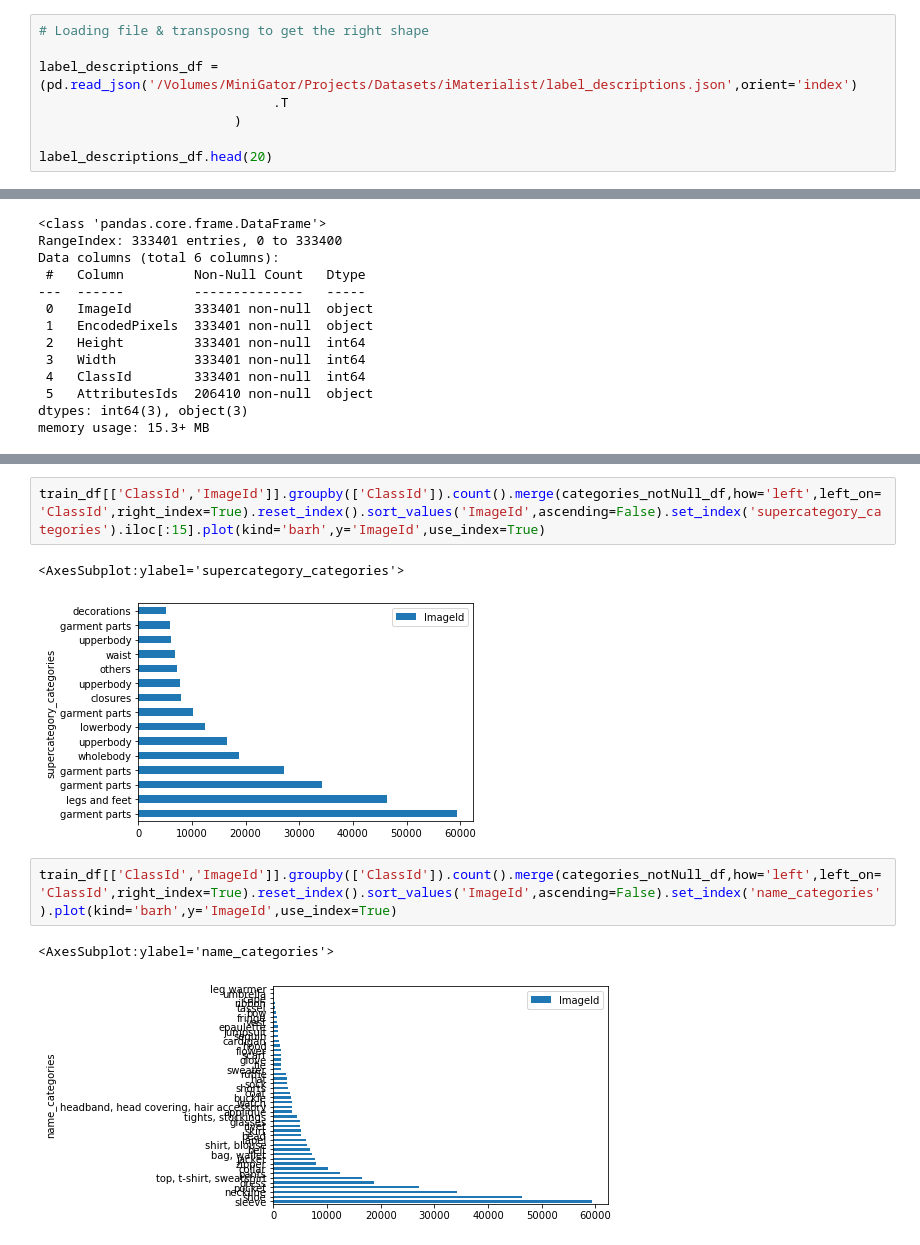
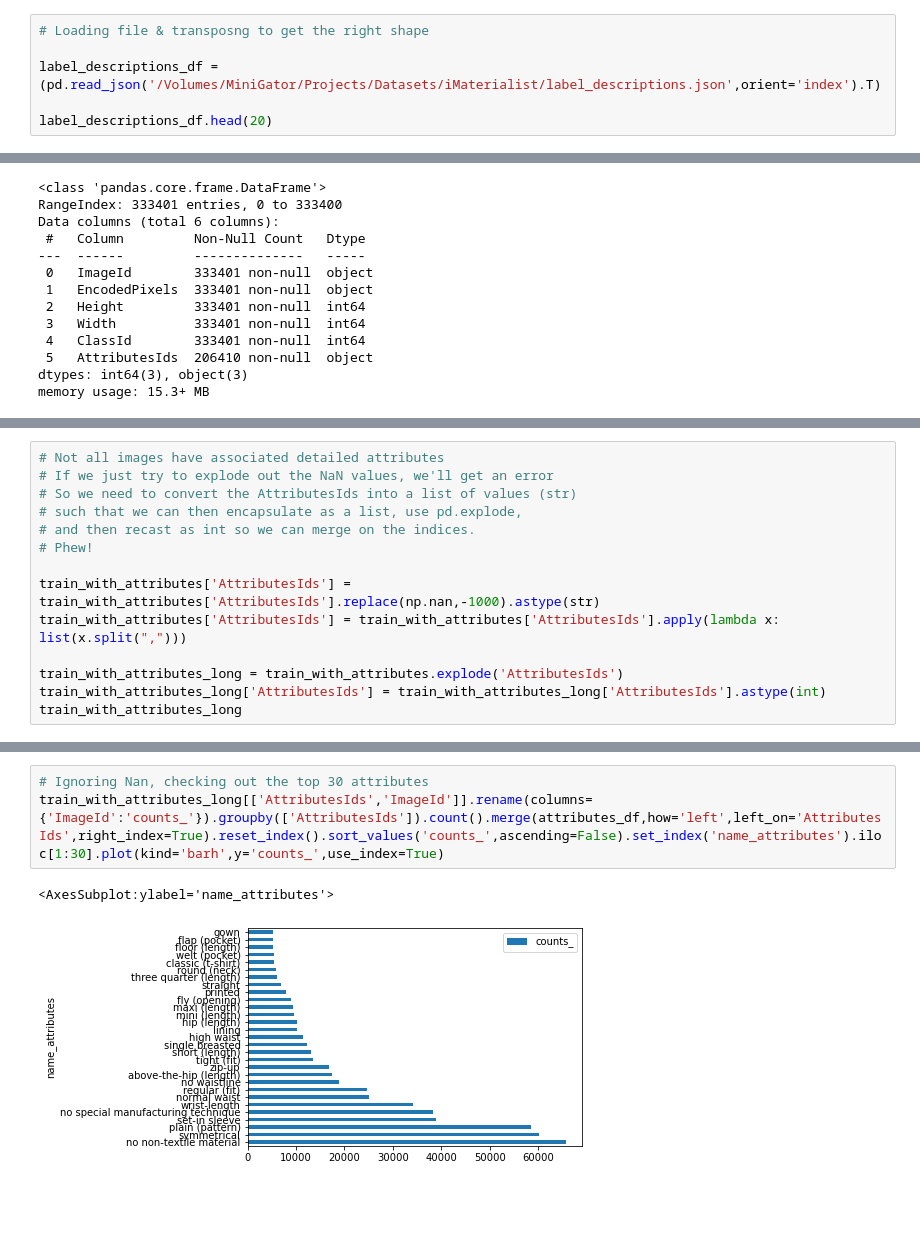
Before and after one commit to StyleVerse/Outfit-Recommender, a Jupyter notebook: notebooks/Step2_EDA/Step2_EDA_iMaterialist.ipynb, the cells around one changed output, grey strips where cells are left out. Drawn from its saved outputs; the diff is of its cells as text; blank space fills up the shorter version.

```diff
--- a/notebooks/Step2_EDA/Step2_EDA_iMaterialist.ipynb
+++ b/notebooks/Step2_EDA/Step2_EDA_iMaterialist.ipynb
@@ -274,9 +315,7 @@ for imageName in listOfImageNames:
 # %%
 # Loading file & transposng to get the right shape
 
-label_descriptions_df = (pd.read_json('/Volumes/MiniGator/Projects/Datasets/iMaterialist/label_descriptions.json',orient='index')
-                              .T
-                         )
+label_descriptions_df = (pd.read_json('/Volumes/MiniGator/Projects/Datasets/iMaterialist/label_descriptions.json',orient='index').T)
 
 label_descriptions_df.head(20)
 # %% [output]
@@ -634,0 +780,14 @@ train_df[['ClassId','ImageId']].groupby(['ClassId']).count().merge(categories_no
+# %%
+# Not all images have associated detailed attributes
+# If we just try to explode out the NaN values, we'll get an error
+# So we need to convert the AttributesIds into a list of values (str)
+# such that we can then encapsulate as a list, use pd.explode,
+# and then recast as int so we can merge on the indices.
+# Phew!
+
+train_with_attributes['AttributesIds'] = train_with_attributes['AttributesIds'].replace(np.nan,-1000).astype(str)
+train_with_attributes['AttributesIds'] = train_with_attributes['AttributesIds'].apply(lambda x: list(x.split(",")))
+
+train_with_attributes_long = train_with_attributes.explode('AttributesIds')
+train_with_attributes_long['AttributesIds'] = train_with_attributes_long['AttributesIds'].astype(int)
+train_with_attributes_long
@@ -635,10 +851,6 @@ train_df[['ClassId','ImageId']].groupby(['ClassId']).count().merge(categories_no
 # %%
-train_df[['ClassId','ImageId']].groupby(['ClassId']).count().merge(categories_notNull_df,how='left',left_on='ClassId',right_index=True).reset_index().sort_values('ImageId',ascending=False).set_index('supercategory_categories').iloc[:15].plot(kind='barh',y='ImageId',use_index=True)
+# Ignoring Nan, checking out the top 30 attributes
+train_with_attributes_long[['AttributesIds','ImageId']].rename(columns={'ImageId':'counts_'}).groupby(['AttributesIds']).count().merge(attributes_df,how='left',left_on='AttributesIds',right_index=True).reset_index().sort_values('counts_',ascending=False).set_index('name_attributes').iloc[1:30].plot(kind='barh',y='counts_',use_index=True)
 # %% [output]
-<AxesSubplot:ylabel='supercategory_categories'>
+<AxesSubplot:ylabel='name_attributes'>
-[figure, old version]
+[figure, new version]
-# %%
-train_df[['ClassId','ImageId']].groupby(['ClassId']).count().merge(categories_notNull_df,how='left',left_on='ClassId',right_index=True).reset_index().sort_values('ImageId',ascending=False).set_index('name_categories').plot(kind='barh',y='ImageId',use_index=True)
-# %% [output]
-<AxesSubplot:ylabel='name_categories'>
-[figure, removed]
```
Also changed, not shown: parts of 81 cells of this notebook.
